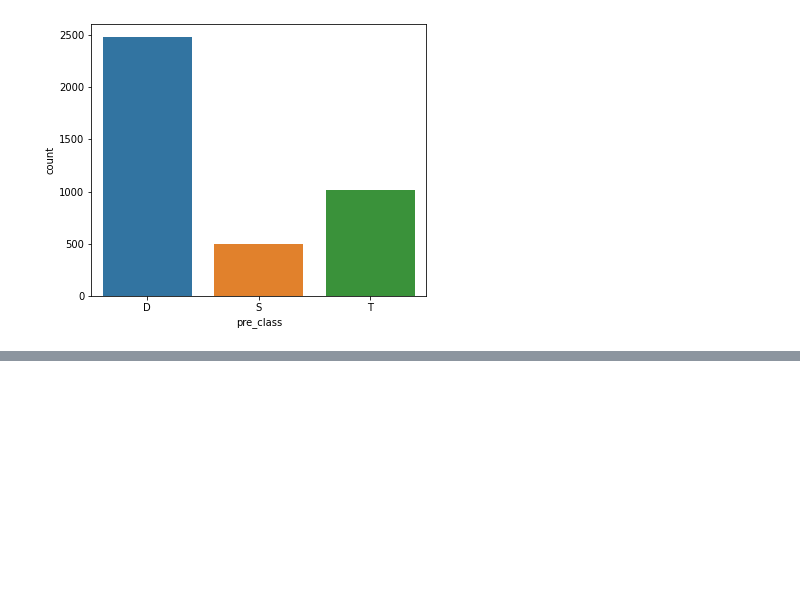
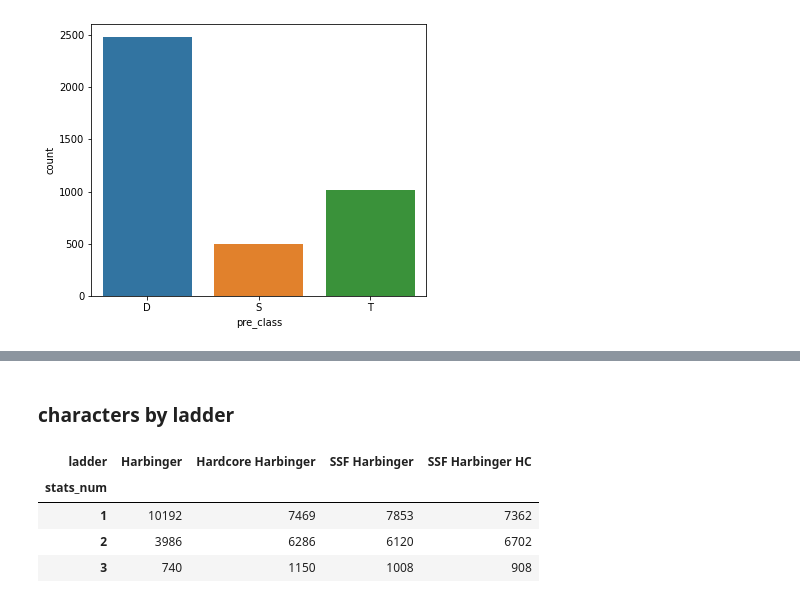
Before and after one commit to Angela-Park-JE/TIL_ver1, a Jupyter notebook: ToyPJT-POE_user/poe_stats_4_EDA_byclass.ipynb, the cells around one changed output, grey strips where cells are left out. Cells and saved outputs as stored; diff of their text form; code cells hidden in the pictures; blank space fills up the shorter version.

```diff
--- a/ToyPJT-POE_user/poe_stats_4_EDA_byclass.ipynb
+++ b/ToyPJT-POE_user/poe_stats_4_EDA_byclass.ipynb
@@ -933,0 +1018,10 @@ sns.countplot(x = 'pre_class', data = df[(df['stats_num'] == 2)&(df['ladder'] ==
+# %% [markdown]
+### characters by ladder
+# %%
+pd.crosstab(index = df['stats_num'], columns = df['ladder'])
+# %% [output]
+| ladder | Harbinger | Hardcore Harbinger | SSF Harbinger | SSF Harbinger HC |
+| stats_num |  |  |  |  |
+| 1 | 10192 | 7469 | 7853 | 7362 |
+| 2 | 3986 | 6286 | 6120 | 6702 |
+| 3 | 740 | 1150 | 1008 | 908 |
```
Also changed, not shown: parts of 18 cells of this notebook.
